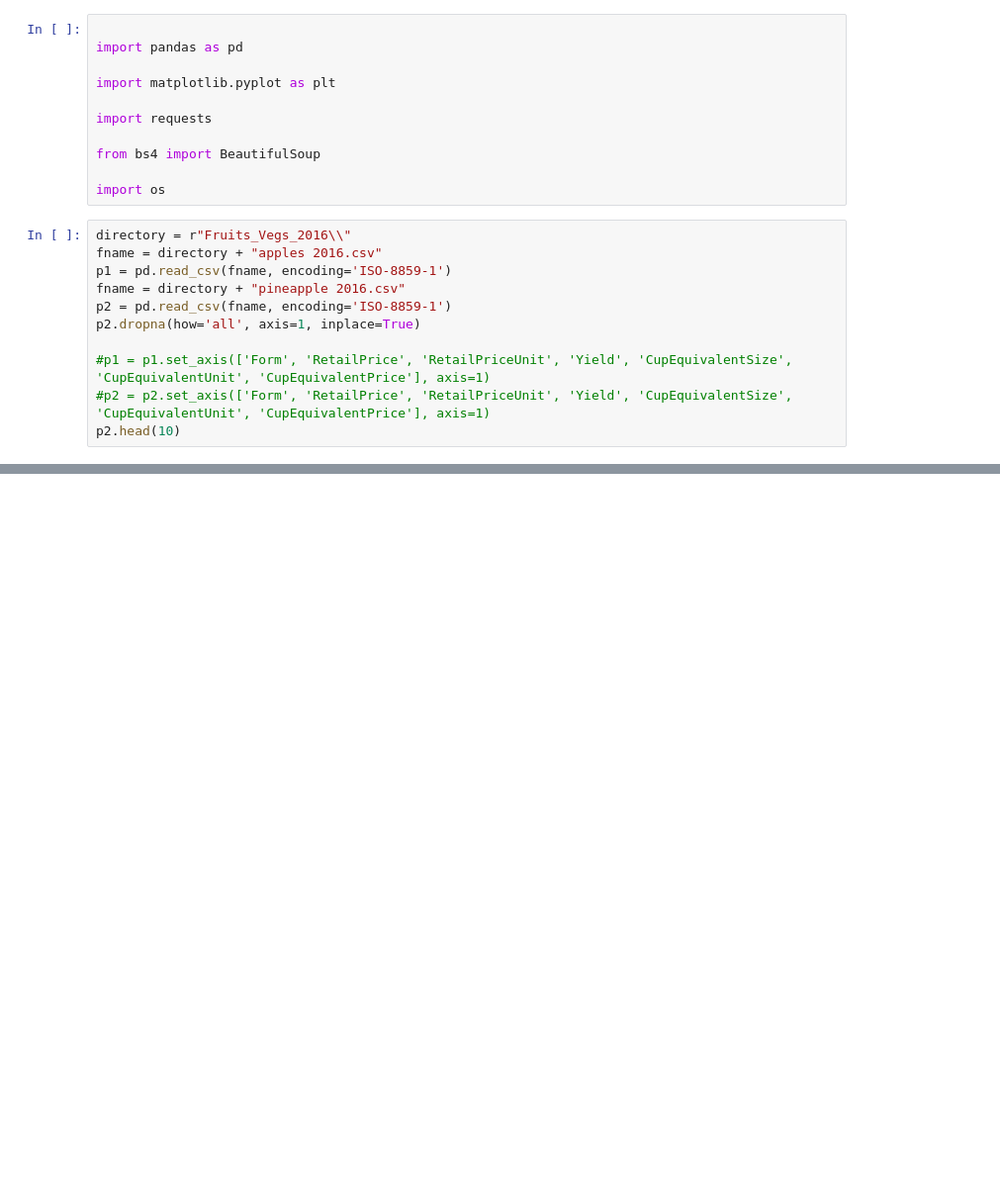
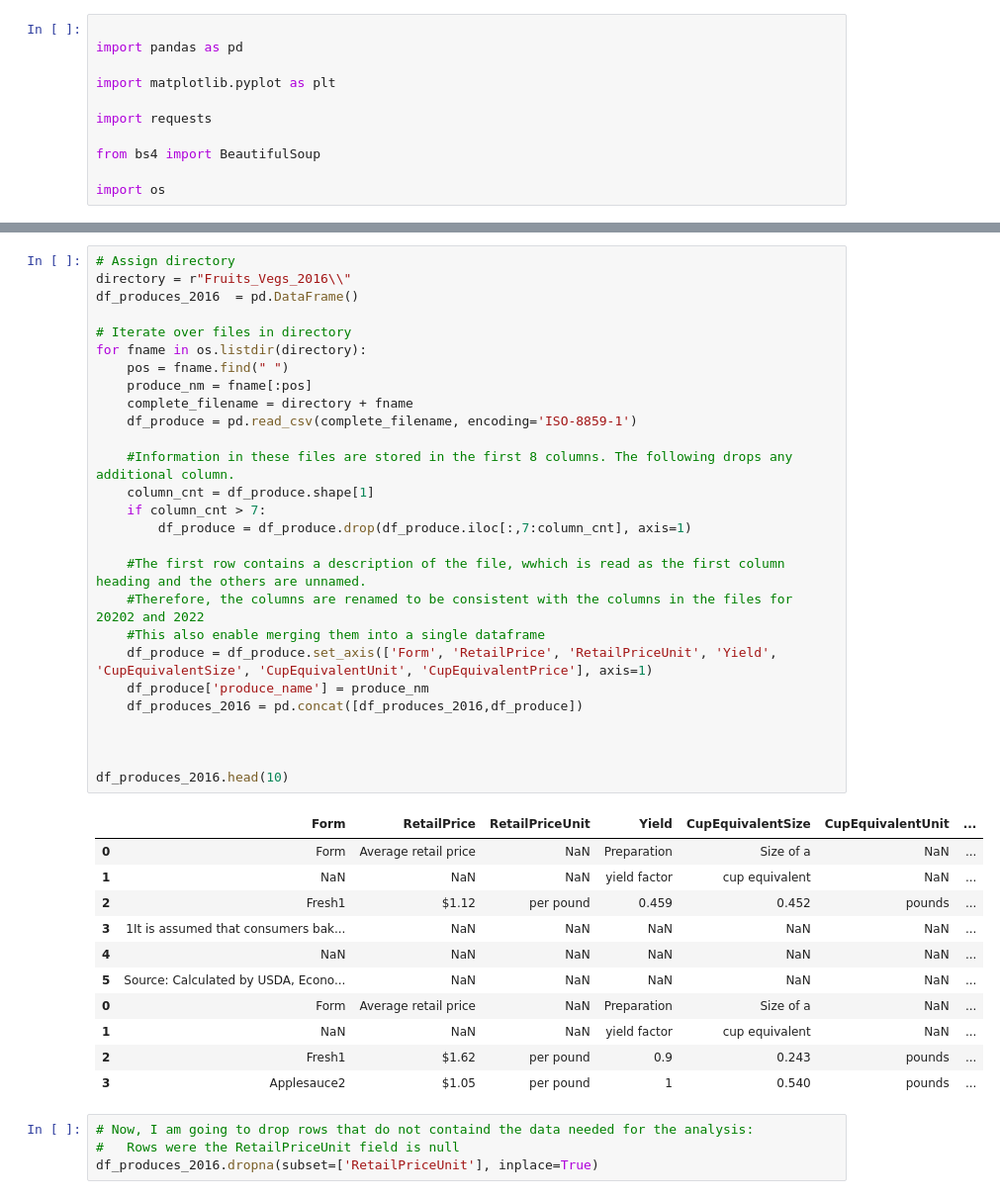
Before and after one commit to cmonjarr/5ADayCost, a Jupyter notebook: Test.ipynb, the cells around one changed output, grey strips where cells are left out. Shown at 99% size. Drawn from its saved outputs; the diff is of its cells as text; blank space fills up the shorter version.

```diff
--- a/Test.ipynb
+++ b/Test.ipynb
@@ -9,14 +9,3 @@ import requests
 from bs4 import BeautifulSoup
 
 import os
-# %%
-directory = r"Fruits_Vegs_2016\\"
-fname = directory + "apples 2016.csv"
-p1 = pd.read_csv(fname, encoding='ISO-8859-1')
-fname = directory + "pineapple 2016.csv"
-p2 = pd.read_csv(fname, encoding='ISO-8859-1')
-p2.dropna(how='all', axis=1, inplace=True)
-
-#p1 = p1.set_axis(['Form', 'RetailPrice', 'RetailPriceUnit', 'Yield', 'CupEquivalentSize', 'CupEquivalentUnit', 'CupEquivalentPrice'], axis=1)
-#p2 = p2.set_axis(['Form', 'RetailPrice', 'RetailPriceUnit', 'Yield', 'CupEquivalentSize', 'CupEquivalentUnit', 'CupEquivalentPrice'], axis=1)
-p2.head(10)
@@ -141,0 +62,43 @@ vegetables_22.head()
+# %%
+# Assign directory
+directory = r"Fruits_Vegs_2016\\"
+df_produces_2016  = pd.DataFrame()
+
+# Iterate over files in directory
+for fname in os.listdir(directory):
+    pos = fname.find(" ")
+    produce_nm = fname[:pos]
+    complete_filename = directory + fname
+    df_produce = pd.read_csv(complete_filename, encoding='ISO-8859-1')
+
+    #Information in these files are stored in the first 8 columns. The following drops any additional column.
+    column_cnt = df_produce.shape[1]
+    if column_cnt > 7:
+        df_produce = df_produce.drop(df_produce.iloc[:,7:column_cnt], axis=1)
+
+    #The first row contains a description of the file, wwhich is read as the first column heading and the others are unnamed.
+    #Therefore, the columns are renamed to be consistent with the columns in the files for 20202 and 2022
+    #This also enable merging them into a single dataframe
+    df_produce = df_produce.set_axis(['Form', 'RetailPrice', 'RetailPriceUnit', 'Yield', 'CupEquivalentSize', 'CupEquivalentUnit', 'CupEquivalentPrice'], axis=1)
+    df_produce['produce_name'] = produce_nm
+    df_produces_2016 = pd.concat([df_produces_2016,df_produce])
+
+
+
+df_produces_2016.head(10)
+# %% [output]
+|  | Form | RetailPrice | RetailPriceUnit | Yield | CupEquivalentSize | CupEquivalentUnit | ... |
+| 0 | Form | Average retail price | NaN | Preparation | Size of a | NaN | ... |
+| 1 | NaN | NaN | NaN | yield factor | cup equivalent | NaN | ... |
+| 2 | Fresh1 | $1.12 | per pound | 0.459 | 0.452 | pounds | ... |
+| 3 | 1It is assumed that consumers bak... | NaN | NaN | NaN | NaN | NaN | ... |
+| 4 | NaN | NaN | NaN | NaN | NaN | NaN | ... |
+| 5 | Source: Calculated by USDA, Econo... | NaN | NaN | NaN | NaN | NaN | ... |
+| 0 | Form | Average retail price | NaN | Preparation | Size of a | NaN | ... |
+| 1 | NaN | NaN | NaN | yield factor | cup equivalent | NaN | ... |
+| 2 | Fresh1 | $1.62 | per pound | 0.9 | 0.243 | pounds | ... |
+| 3 | Applesauce2 | $1.05 | per pound | 1 | 0.540 | pounds | ... |
+# %%
+# Now, I am going to drop rows that do not containd the data needed for the analysis:
+#   Rows were the RetailPriceUnit field is null
+df_produces_2016.dropna(subset=['RetailPriceUnit'], inplace=True)
```
Also changed, not shown: parts of 20 cells of this notebook, 1 other file.
